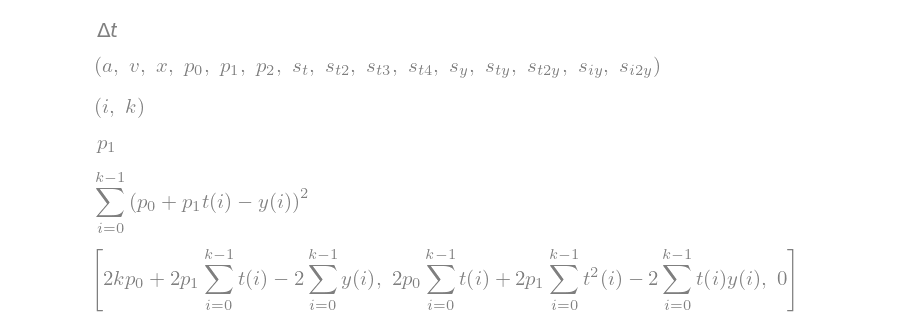
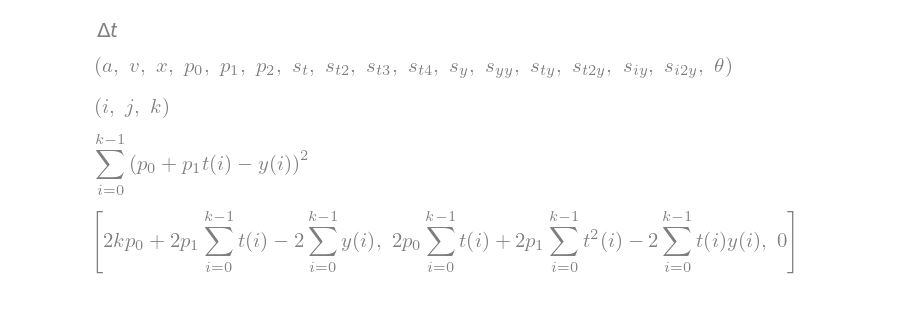
Before and after one commit to bluecube/line_follower, a Jupyter notebook: jupyter/Encoder_smoothing_least_squares.ipynb, the cells around one changed output. Saved outputs shown, nothing was run; the diff lists cells and outputs as text; code cells hidden in the pictures; blank space fills up the shorter version.

```diff
--- a/jupyter/Encoder_smoothing_least_squares.ipynb
+++ b/jupyter/Encoder_smoothing_least_squares.ipynb
@@ -19,3 +25,5 @@ Documentation can be found at https://docs.sympy.org/1.11.1/
+# %%
+plt.rcParams['figure.figsize'] = [12, 6]
 # %%
 def display_dict(d):
     """ Display a dict of variable: expression (eg. a result of solve)"""
@@ -34,13 +42,13 @@ dt
 # %% [output]
 [figure]
 # %%
-var("a, v, x, p0, p1, p2, s_t, s_t2, s_t3, s_t4, s_y, s_ty, s_t2y, s_iy, s_i2y", real=True)
+var("a, v, x, p0, p1, p2, s_t, s_t2, s_t3, s_t4, s_y, s_yy, s_ty, s_t2y, s_iy, s_i2y, theta", real=True)
 # %% [output]
-[figure, old version]
+[figure, new version]
 # %%
-var("i, k", integer=True)
+var("i, j, k", integer=True)
 # %% [output]
-[figure, old version]
+[figure, new version]
 # %%
 y = Function("y", real=True)
 # %%
@@ -50,11 +58,6 @@ def interpolation_function(t):
     return p0 + p1 * t# + p2 * t**2
 # %%
 variables = [p0, p1, p2]
-# %%
-velocity = diff(interpolation_function(x), x).subs(x, 0)
-velocity
-# %% [output]
-[figure, removed]
 # %%
 error = Sum((interpolation_function(t(i)) - y(i))**2, (i, 0, k-1))
 error
```
Also changed, not shown: parts of 44 cells of this notebook, 3 other files.
